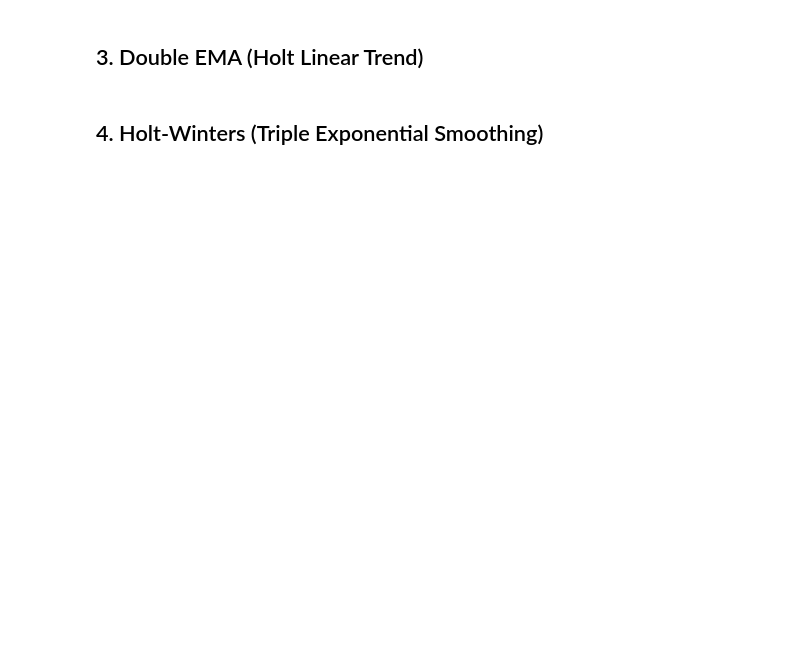
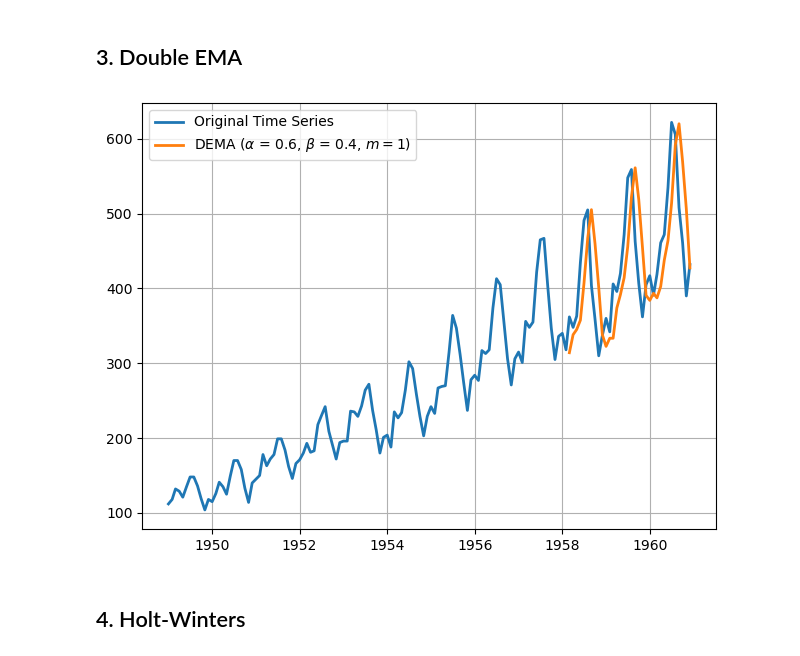
Before and after one commit to NetManAIOps/sktime, a Jupyter notebook: lectures/lec7/MA.ipynb, the cells around one changed output. Drawn from its saved outputs; the diff is of its cells as text; code cells hidden in the pictures; blank space fills up the shorter version.

```diff
--- a/lectures/lec7/MA.ipynb
+++ b/lectures/lec7/MA.ipynb
@@ -38,2 +88,2 @@ plt.show()
 # %% [markdown]
-## 3. Double EMA (Holt Linear Trend)
+## 3. Double EMA
@@ -56,2 +90,53 @@ plt.show()
+# %%
+# Double Exponential Moving Average (DEMA) with alpha = 0.6, beta = 0.4 — sktime
+
+import matplotlib.pyplot as plt
+import pandas as pd
+
+from sktime.datasets import load_airline
+from sktime.transformations.series.func_transform import FunctionTransformer
+
+y = load_airline()
+if isinstance(y.index, pd.PeriodIndex):
+    y = y.copy()
+    y.index = y.index.to_timestamp()
+X = y.to_frame()
+
+alpha = 0.6
+beta = 0.4
+
+
+def _dema_lagged_m1(X, alpha, beta):
+    """Same DEMA recursion as before; plot level S shifted by 1 (m=1)."""
+    s = X.iloc[:, 0]
+    S = s.astype(float).copy()
+    b = s.astype(float).copy()
+    S.iloc[0] = s.iloc[0]
+    b.iloc[0] = 0
+    for t in range(1, len(s)):
+        S.iloc[t] = alpha * s.iloc[t] + (1 - alpha) * (S.iloc[t - 1] + b.iloc[t - 1])
+        b.iloc[t] = beta * (S.iloc[t] - S.iloc[t - 1]) + (1 - beta) * b.iloc[t - 1]
+    return S.shift(1).to_frame(name=X.columns[0])
+
+
+dema_tf = FunctionTransformer(
+    func=_dema_lagged_m1,
+    kw_args={"alpha": alpha, "beta": beta},
+    check_inverse=False,
+)
+S_pred = dema_tf.fit_transform(X).iloc[:, 0]
+
+plt.figure()
+plt.plot(y, label="Original Time Series", linewidth=2)
+plt.plot(S_pred[110:], label=f"DEMA ($\\alpha$ = {alpha}, $\\beta$ = {beta}, $m=1$)", linewidth=2)
+
+plt.legend()
+plt.grid(True)
+plt.tight_layout()
+plt.savefig("DoubleEMA.pdf", bbox_inches="tight")
+
+plt.show()
+# %% [output]
+[figure, added]
 # %% [markdown]
-## 4. Holt-Winters (Triple Exponential Smoothing)
+## 4. Holt-Winters
```
Also changed, not shown: parts of 11 cells of this notebook.
